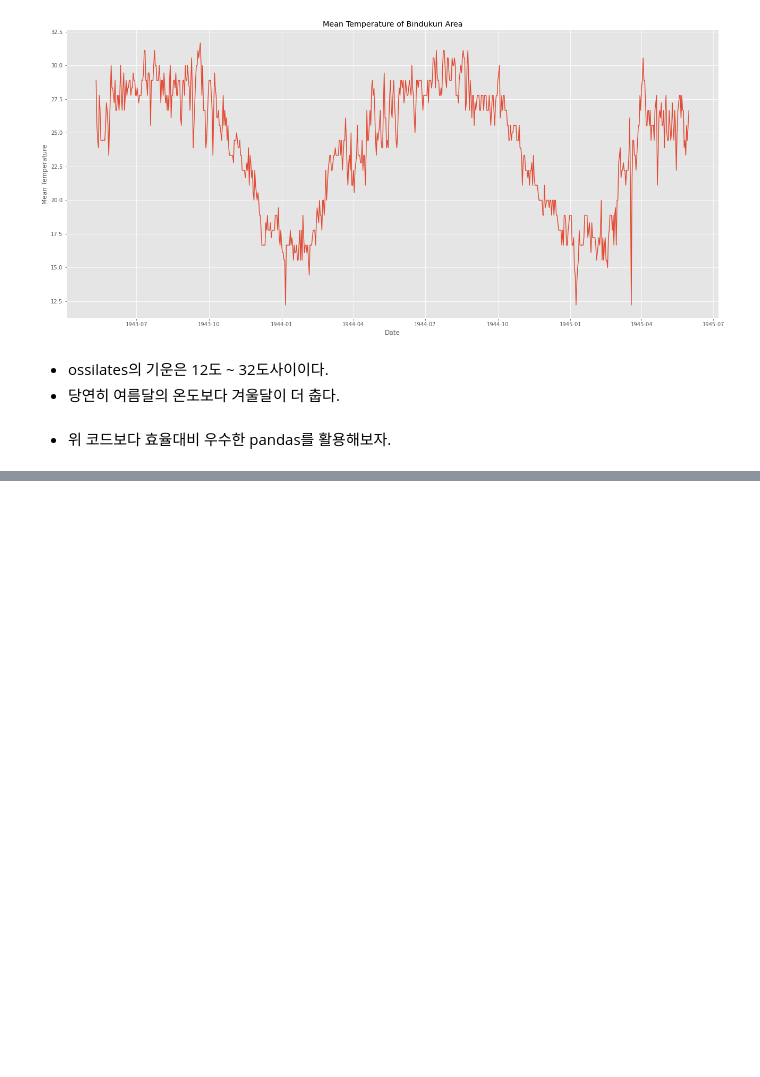
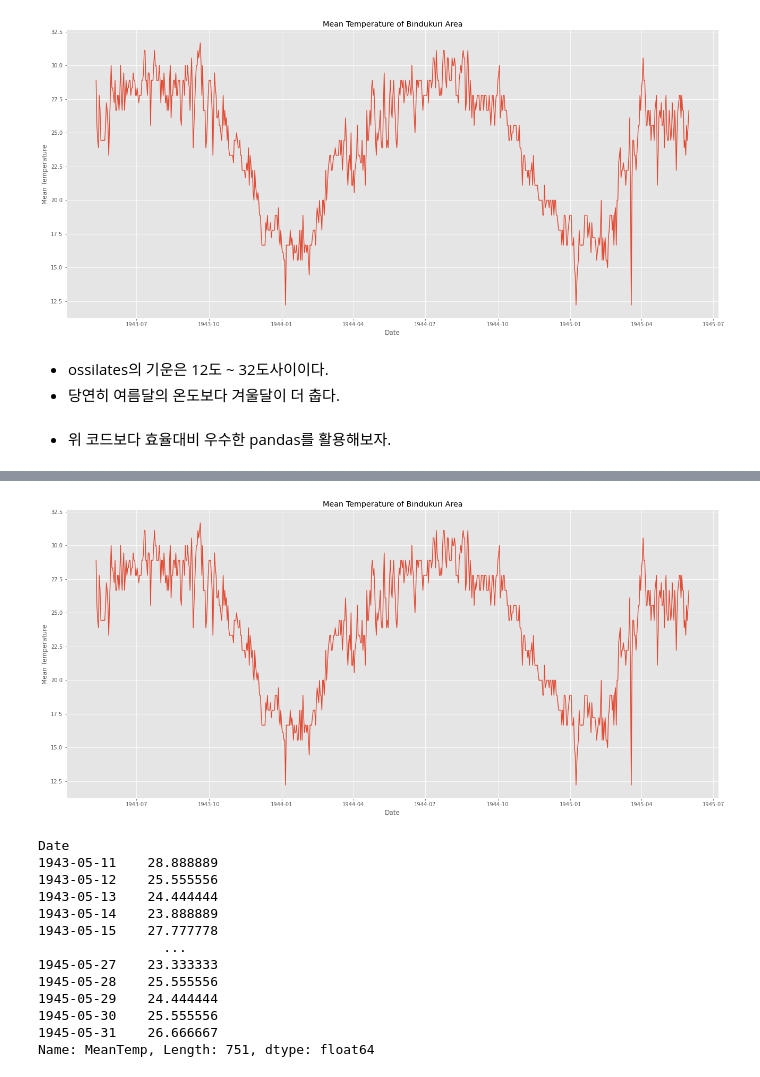
Before and after one commit to analyst-rhie/Kaggle, a Jupyter notebook: World_War_II.ipynb, the cells around one changed output, grey strips where cells are left out. Cells and saved outputs as stored; diff of their text form; code cells hidden in the pictures; blank space fills up the shorter version.

```diff
--- a/World_War_II.ipynb
+++ b/World_War_II.ipynb
@@ -631,0 +630,31 @@ fig.write_html("Create a trace")
+# %%
+# Mean temperature of Bindikuri area
+
+plt.figure(figsize=(22,10))
+plt.plot(weather_bin.Date, weather_bin.MeanTemp)
+plt.title("Mean Temperature of Bindukuri Area")
+plt.xlabel("Date")
+plt.ylabel("Mean Temperature")
+plt.show()
+
+# 날씨에 따른 타임시리즈 만들기
+timeSeries = weather_bin.loc[:, ["Date","MeanTemp"]]
+timeSeries.index = timeSeries.Date
+ts = timeSeries.drop("Date",axis = 1)
+ts = ts["MeanTemp"]
+print(ts)
+# %% [output]
+[figure, added]
+Date
+1943-05-11    28.888889
+1943-05-12    25.555556
+1943-05-13    24.444444
+1943-05-14    23.888889
+1943-05-15    27.777778
+                ...
+1945-05-27    23.333333
+1945-05-28    25.555556
+1945-05-29    24.444444
+1945-05-30    25.555556
+1945-05-31    26.666667
+Name: MeanTemp, Length: 751, dtype: float64
```
Also changed, not shown: parts of 39 cells of this notebook.
